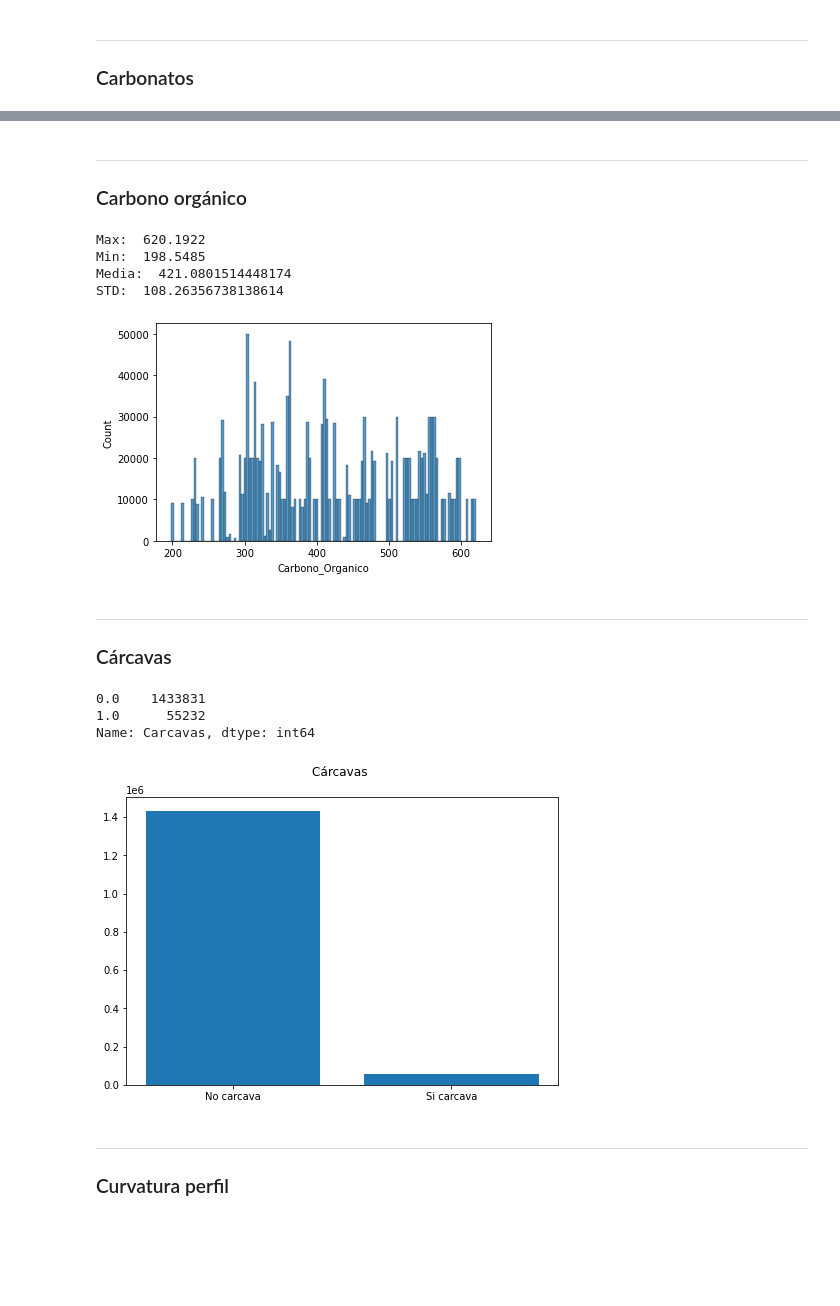
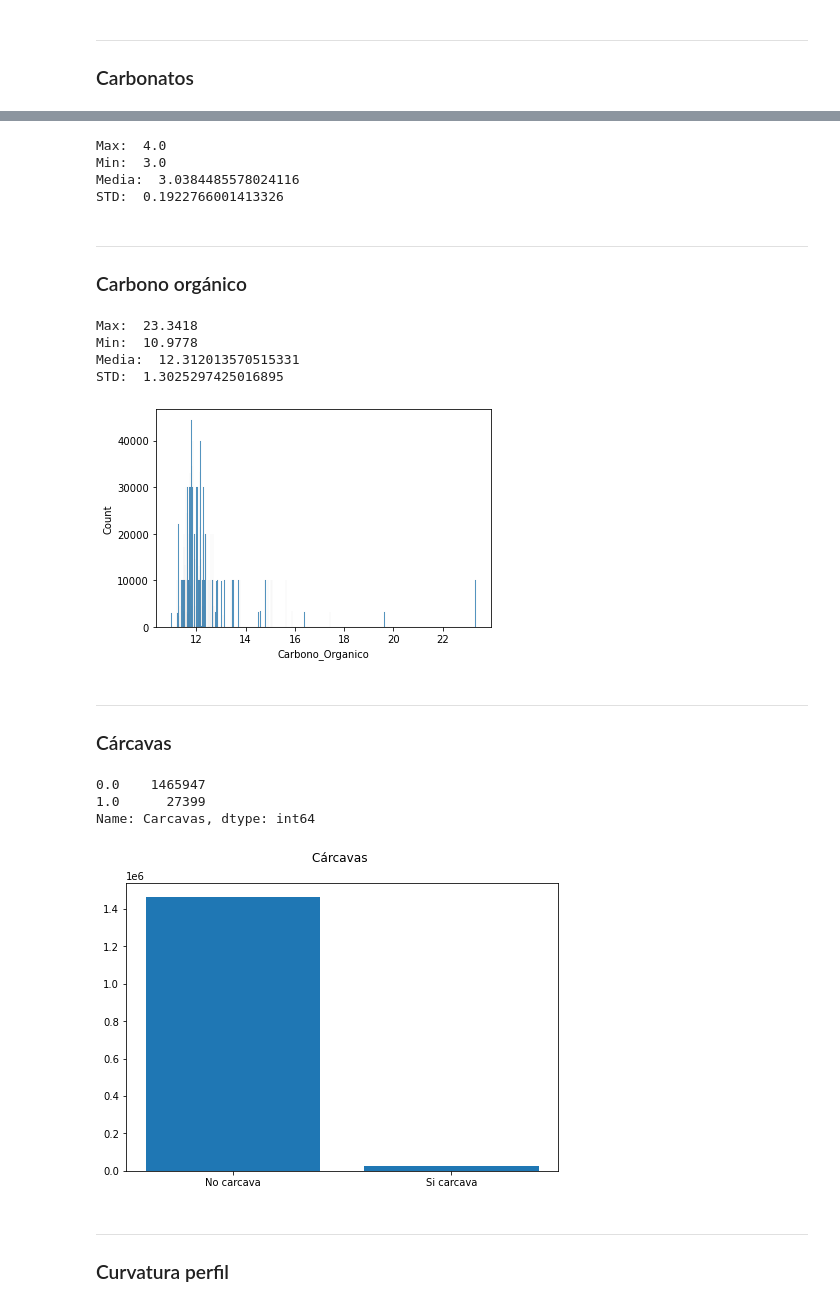
Before and after one commit to ajgm0018/Carcavas_uja, a Jupyter notebook: Berrueco_descriptivo_con_manipulacion.ipynb, the cells around one changed output, grey strips where cells are left out. Saved outputs shown, nothing was run; the diff lists cells and outputs as text; code cells hidden in the pictures; blank space fills up the shorter version.

```diff
--- a/Berrueco_descriptivo_con_manipulacion.ipynb
+++ b/Berrueco_descriptivo_con_manipulacion.ipynb
@@ -11,7 +11,7 @@ import matplotlib.pyplot as plt
 <h3>Proceso de carga de datos en formato .TIF para poder ser manipulados y visualizados</h3>
 <p>Creamos vectores donde almacenar los nombres de archivos</p>
 # %%
-dir = "Raster/Berrueco II"
+dir = "Raster/Berrueco_final"
 ficheros=[]
 nombre=[]
 # %% [markdown]
@@ -93,15 +93,17 @@ for f in ficheros:
 # %%
 print("Número de datos antes del tratamiento ", datos.size)
 
-datos = datos[datos['Carcavas'] != -9999]
-datos = datos[datos['Orientaciones'] != 0]
-datos = datos[datos['Distancia_Carreteras'] >= 0]
-datos = datos[datos['Factor_LS'] >= 0]
-datos = datos[datos['Pendiente'] != -9999.0]
+datos = datos[datos['Arcillas'] >= 0]
+datos = datos[datos['Carbono_Organico'] >= 0]
+datos = datos[datos['Orientaciones'] != -1]
+#datos = datos[datos['Distancia_Carreteras'] >= 0]
+#datos = datos[datos['Factor_LS'] >= 0]
+#datos = datos[datos['Pendiente'] != -9999.0]
 
 print("Número de datos despues del tratamiento ", datos.size)
 
 datos = datos.round(4)
+
 
 # Geología
 datos.loc[datos.Geologia == 9001, "Geologia"] = "Conglomerados"
@@ -112,6 +114,7 @@ datos.loc[datos.Geologia == 9133, "Geologia"] = "Margas"
 datos.loc[datos.Geologia == 9134, "Geologia"] = "Areniscas"
 datos.loc[datos.Geologia == 9201, "Geologia"] = "Unidades_guadalquivir"
 datos.loc[datos.Geologia == 9202, "Geologia"] = "Calizas_margosas"
+
 
 # Unidades edáficas
 datos.loc[datos.Unidades_Edaficas == 1, "Unidades_Edaficas"] = "Vertisoles_CCV"
@@ -126,15 +129,5 @@ datos.loc[datos.Usos_Del_Suelo == 1, "Usos_Del_Suelo"] = "Tejido_urbano"
 datos.loc[datos.Usos_Del_Suelo == 2, "Usos_Del_Suelo"] = "Olivares"
 datos.loc[datos.Usos_Del_Suelo == 3, "Usos_Del_Suelo"] = "Cultivos_permanentes"
 datos.loc[datos.Usos_Del_Suelo == 4, "Usos_Del_Suelo"] = "Pastizales"
-
-# Orientaciones
-datos.loc[datos.Orientaciones == 1, "Orientaciones"] = "Norte"
-datos.loc[datos.Orientaciones == 2, "Orientaciones"] = "Noreste"
-datos.loc[datos.Orientaciones == 3, "Orientaciones"] = "Este"
-datos.loc[datos.Orientaciones == 4, "Orientaciones"] = "Sureste"
-datos.loc[datos.Orientaciones == 5, "Orientaciones"] = "Sur"
-datos.loc[datos.Orientaciones == 6, "Orientaciones"] = "Suroeste"
-datos.loc[datos.Orientaciones == 7, "Orientaciones"] = "Oeste"
-datos.loc[datos.Orientaciones == 8, "Orientaciones"] = "Noroeste"
 # %% [output]
 Número de datos antes del tratamiento  30133620
@@ -214,5 +207,15 @@ plt.show()
 Name: Carbonatos, dtype: int64
 [figure]
+# %%
+print("Max: " , max(datos.Carbonatos))
+print("Min: " , min(datos.Carbonatos))
+print("Media: " , datos["Carbonatos"].mean())
+print("STD: " , datos["Carbonatos"].std())
+# %% [output]
+Max:  4.0
+Min:  3.0
+Media:  3.0384485578024116
+STD:  0.1922766001413326
 # %% [markdown]
 <hr>
 <h3>Carbono orgánico</h3>
@@ -222,32 +225,32 @@ print("Min: " , min(datos.Carbono_Organico))
 print("Media: " , datos["Carbono_Organico"].mean())
 print("STD: " , datos["Carbono_Organico"].std())
 # %% [output]
-Max:  620.1922
-Min:  198.5485
-Media:  421.0801514448174
-STD:  108.26356738138614
+Max:  23.3418
+Min:  10.9778
+Media:  12.312013570515331
+STD:  1.3025297425016895
 # %%
 sns.histplot(data=datos, x="Carbono_Organico")
 plt.show()
 # %% [output]
-[figure, old version]
+[figure, new version]
 # %% [markdown]
 <hr>
 <h3>Cárcavas</h3>
 # %%
 print(datos['Carcavas'].value_counts())
 fig2 = plt.figure()
 ax = fig2.add_axes([0,0,1,1])
 langs = ['No carcava','Si carcava']
-valores = [1433831, 55232]
+valores = [1466008, 27399]
 ax.bar(langs, valores)
 plt.title('Cárcavas \n')
 plt.show()
 # %% [output]
-0.0    1433831
-1.0      55232
+0.0    1465947
+1.0      27399
 Name: Carcavas, dtype: int64
-[figure, old version]
+[figure, new version]
 # %% [markdown]
 <hr>
 <h3>Curvatura perfil</h3>
```
Also changed, not shown: parts of 26 cells of this notebook, 3 other files.
